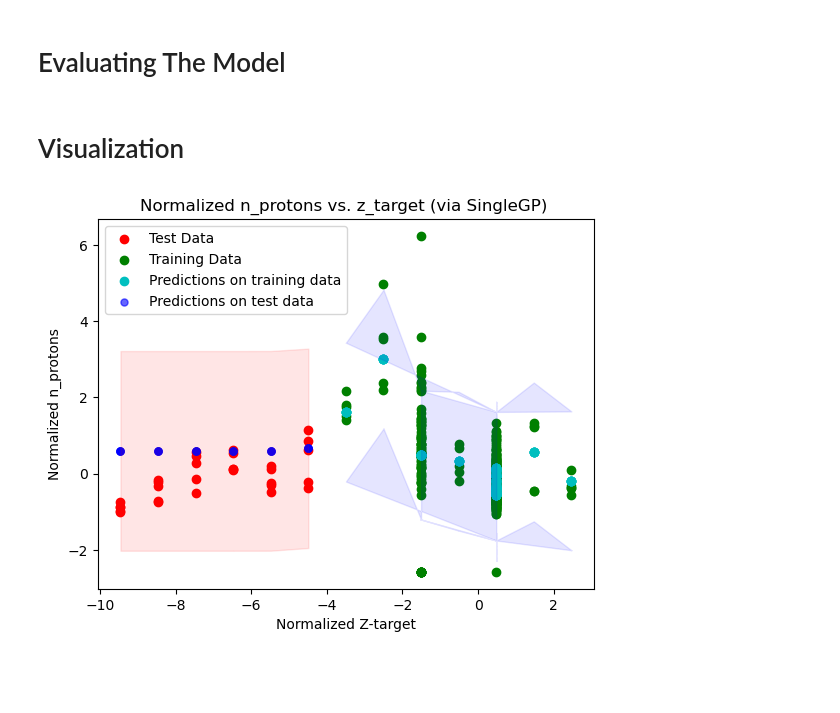
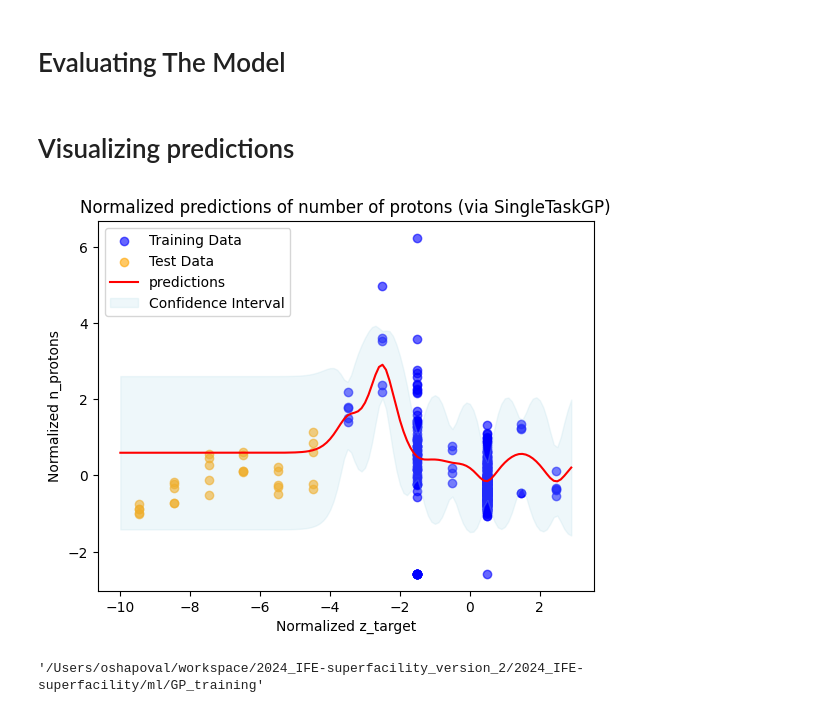
Before and after one commit to BLAST-AI-ML/synapse, a Jupyter notebook: ml/GP_training/SingleTaskGP_training.ipynb, the cells around one changed output. Saved outputs shown, nothing was run; the diff lists cells and outputs as text; code cells hidden in the pictures; blank space fills up the shorter version.

```diff
--- a/ml/GP_training/SingleTaskGP_training.ipynb
+++ b/ml/GP_training/SingleTaskGP_training.ipynb
@@ -92,12 +92,12 @@ plt.show()
 <h1> Defining the Guassain Process & Training </h1>
 # %%
 # Extract the normalized training and test sets
-norm_z_train_set = torch.tensor(norm_training_set_df['z_target (m)'].values.reshape(-1,1), dtype=torch.float64)
-norm_TOD_train_set = torch.tensor(norm_training_set_df['TOD (s^3)'].values.reshape(-1,1), dtype=torch.float64)
-norm_protons_train_set = torch.tensor(norm_training_set_df['n_protons (1/sr)'].values.reshape(-1,1), dtype=torch.float64)
-norm_z_test_set = torch.tensor(norm_test_set_df['z_target (m)'].values.reshape(-1,1), dtype=torch.float64)
-norm_TOD_test_set = torch.tensor(norm_test_set_df['TOD (s^3)'].values.reshape(-1,1), dtype=torch.float64)
-norm_protons_test_set = torch.tensor(norm_test_set_df['n_protons (1/sr)'].values.reshape(-1,1), dtype=torch.float64)
+norm_z_train_set = torch.tensor(norm_training_set_df['z_target_um'].values.reshape(-1,1), dtype=torch.float64)
+norm_TOD_train_set = torch.tensor(norm_training_set_df['TOD_fs3'].values.reshape(-1,1), dtype=torch.float64)
+norm_protons_train_set = torch.tensor(norm_training_set_df['n_protons'].values.reshape(-1,1), dtype=torch.float64)
+norm_z_test_set = torch.tensor(norm_test_set_df['z_target_um'].values.reshape(-1,1), dtype=torch.float64)
+norm_TOD_test_set = torch.tensor(norm_test_set_df['TOD_fs3'].values.reshape(-1,1), dtype=torch.float64)
+norm_protons_test_set = torch.tensor(norm_test_set_df['n_protons'].values.reshape(-1,1), dtype=torch.float64)
 
 
 train_x = torch.cat([norm_z_train_set, norm_TOD_train_set], dim=1).detach()
@@ -150,7 +150,8 @@ def eval_mode(model, x_data, y_data):
     model.likelihood.eval()
 
     with torch.no_grad():
-        predictions = model.likelihood(model(inputs))
+        #predictions = model.likelihood(model(inputs))
+        predictions =  model.posterior(inputs)
         mean_prediction = predictions.mean  # Mean prediction
         lower_bound, upper_bound = predictions.confidence_region()  # Confidence interval
 
@@ -162,31 +159,33 @@ train_mean_prediction, train_lower_set, train_upper_set = eval_mode(gp_model, no
 # %% [markdown]
-<h1> Visualization </h1>
+<h1> Visualizing predictions </h1>
-# %%
-plt.figure()
-
-show_confidence_interval = 'True'
-
-# Scatter plot of the actual test data
-plt.scatter(norm_z_test_set.numpy(), norm_protons_test_set.numpy(), c='r', label='Test Data')
-plt.scatter(norm_z_train_set.numpy(), norm_protons_train_set.numpy(), c='g', label='Training Data')
-
-plt.scatter(norm_z_train_set.numpy(), train_mean_prediction.numpy(), c='c', label='Predictions on training data')
-plt.scatter(norm_z_test_set.numpy(), test_mean_prediction.numpy(), c='b', label='Predictions on test data', alpha=0.6, s=25.89)
-#plt.plot(norm_z_train_set.numpy(), train_mean_prediction.numpy(), c='c')
-#plt.plot(norm_z_test_set.numpy(), test_mean_prediction.numpy(), c='b')
-
-plt.xlabel('Normalized Z-target')
-plt.ylabel('Normalized n_protons')
-plt.title('Normalized n_protons vs. z_target (via SingleGP) ')
-plt.legend()
-
-if show_confidence_interval == 'True':
-    # Fill between the prediction intervals
-    plt.fill_between(norm_z_test_set.squeeze().numpy(), test_lower_set.numpy(), test_upper_set.numpy(), alpha=0.1, color='red', label='Confidence Interval')
-    plt.fill_between(norm_z_train_set.squeeze().numpy(), train_lower_set.numpy(), train_upper_set.numpy(), alpha=0.1, color='blue', label='Confidence Interval')
-
-# Save the plot
-# plt.savefig("./GP_A.png")
-plt.show()
-# %% [output]
-[figure, removed]
+# %%
+z_target_test_array = torch.arange(-10, 3, 0.1).unsqueeze(1)
+tod_test_array = torch.full((130,), 1).unsqueeze(1)
+array_mean_prediction, train_lower_set, train_upper_set = eval_mode(gp_model, z_target_test_array, tod_test_array)
+# %%
+plt.figure()
+
+show_confidence_interval = 'True'
+
+# Scatter plot of the actual test data
+plt.scatter(norm_z_train_set.numpy(), norm_protons_train_set.numpy(), c='blue', label='Training Data',alpha=0.6)
+plt.scatter(norm_z_test_set.numpy(), norm_protons_test_set.numpy(), c='orange', label='Test Data',alpha=0.6)
+plt.plot(z_target_test_array.numpy(),array_mean_prediction.numpy(), label='predictions', c='red' )
+
+plt.xlabel('Normalized z_target')
+plt.ylabel('Normalized n_protons')
+plt.title("Normalized predictions of number of protons (via SingleTaskGP)")
+
+
+if show_confidence_interval == 'True':
+    plt.fill_between(z_target_test_array.squeeze().numpy(), train_lower_set, train_upper_set, color='lightblue', alpha=0.2, label='Confidence Interval')
+plt.legend()
+# Save the plot
+plt.savefig("./SingleGP_predictions.png", dpi=200)
+plt.show()
+# %% [output]
+[figure, added]
+# %%
+pwd
+# %% [output]
+'/Users/oshapoval/workspace/2024_IFE-superfacility_version_2/2024_IFE-superfacility/ml/GP_training'
```
Also changed, not shown: parts of 8 cells of this notebook.
